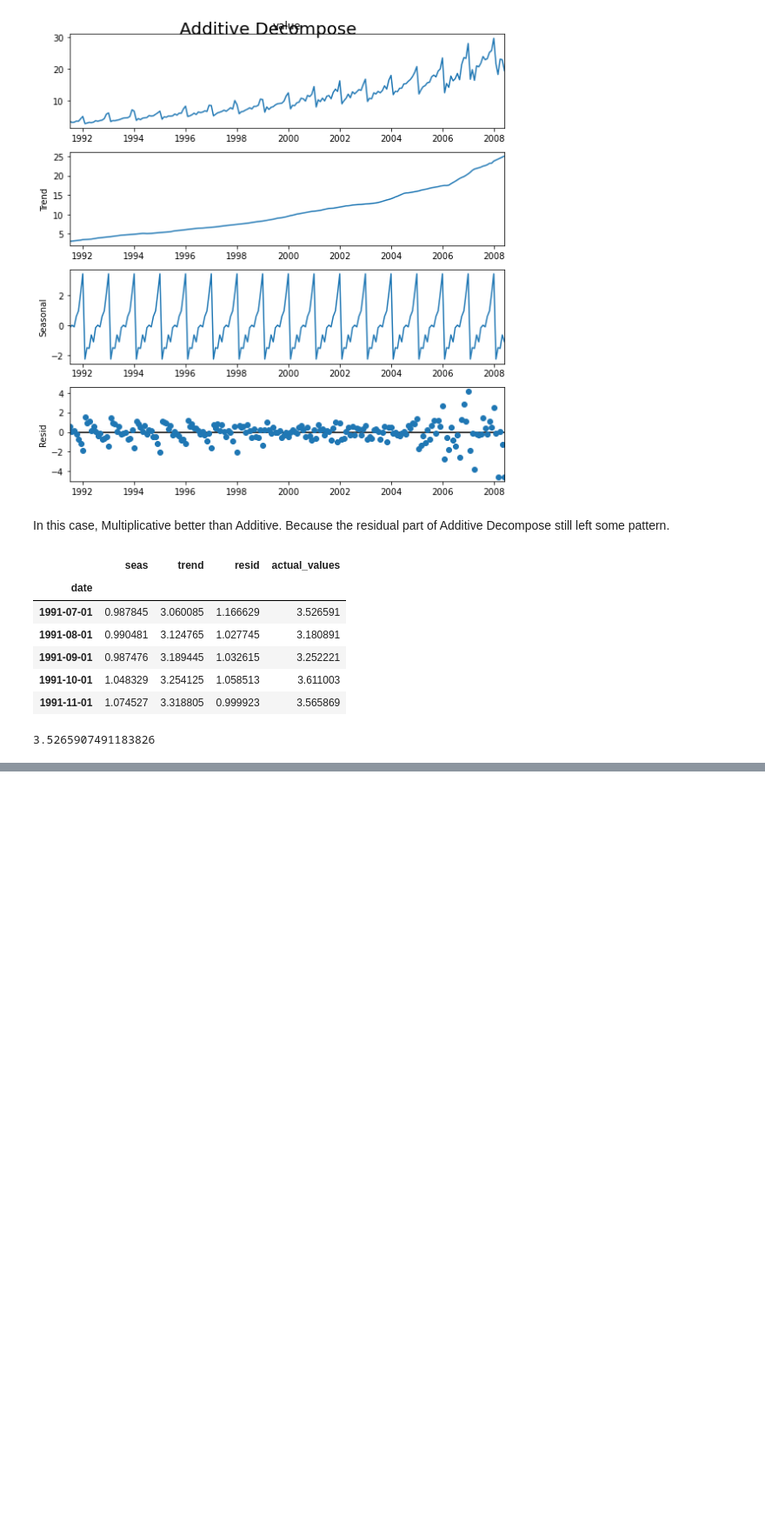
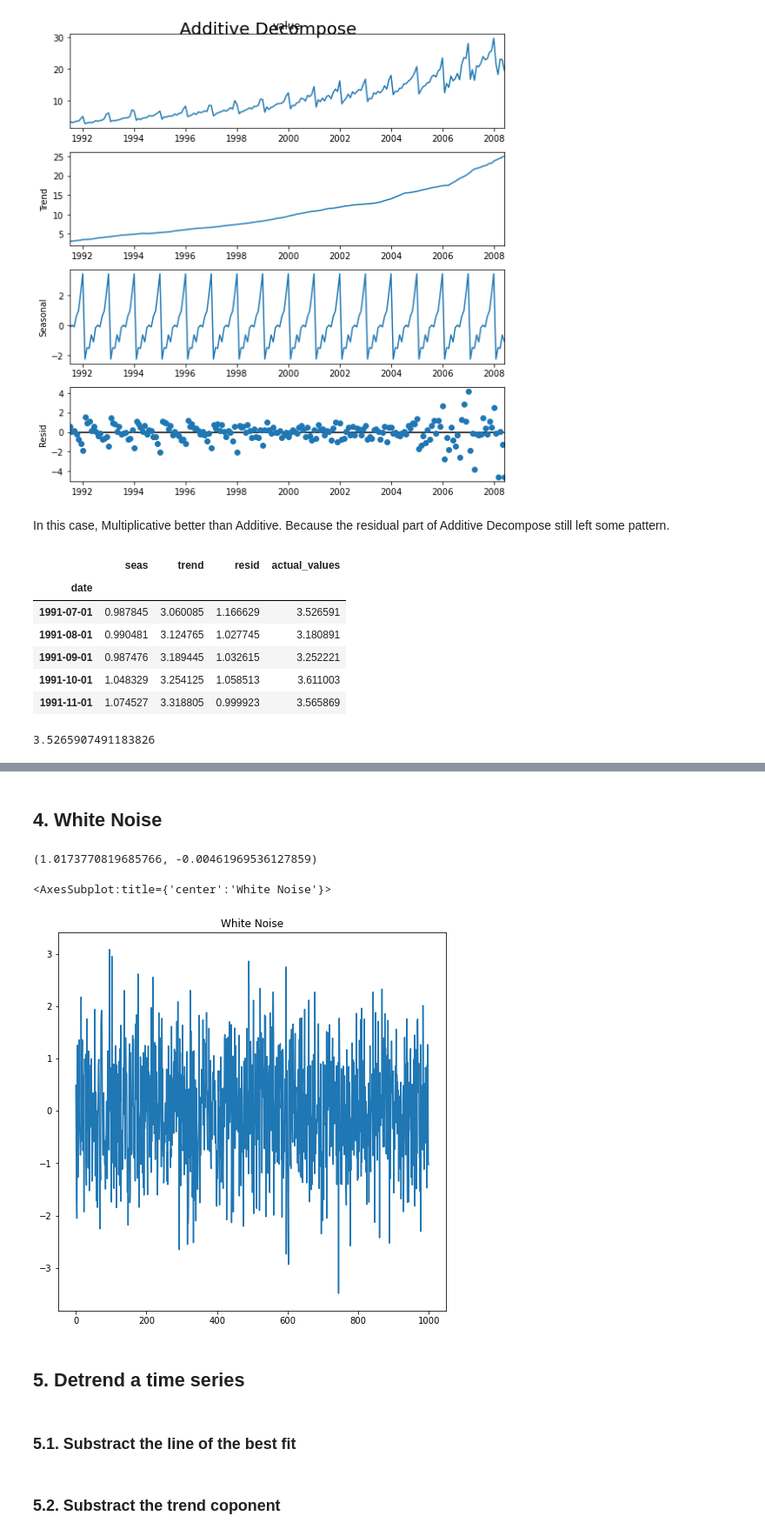
Before and after one commit to AaronOS0/machineLearning_cheatsheet, a Jupyter notebook: TimeSeries/ts_general.ipynb, the cells around one changed output, grey strips where cells are left out. Shown: that part at 87% size. Cells and saved outputs as stored; diff of their text form; code cells hidden in the pictures; blank space fills up the shorter version.

```diff
--- a/TimeSeries/ts_general.ipynb
+++ b/TimeSeries/ts_general.ipynb
@@ -89,0 +173,2 @@ df_reconstructed.head()
+# %% [markdown]
+## 4. White Noise
@@ -89,0 +177,14 @@ df_reconstructed.head()
+# %%
+rand_val = np.random.randn(1000)
+rand_val.std(), rand_val.mean()
+# %% [output]
+(1.0173770819685766, -0.00461969536127859)
+# %%
+pd.Series(rand_val).plot(title="White Noise")
+# %% [output]
+<AxesSubplot:title={'center':'White Noise'}>
+[figure, added]
+# %% [markdown]
+## 5. Detrend a time series
+# %% [markdown]
+### 5.1. Substract the line of the best fit
@@ -89,0 +194,2 @@ df_reconstructed.head()
+# %% [markdown]
+### 5.2. Substract the trend coponent
```
Also changed, not shown: parts of 20 cells of this notebook.
